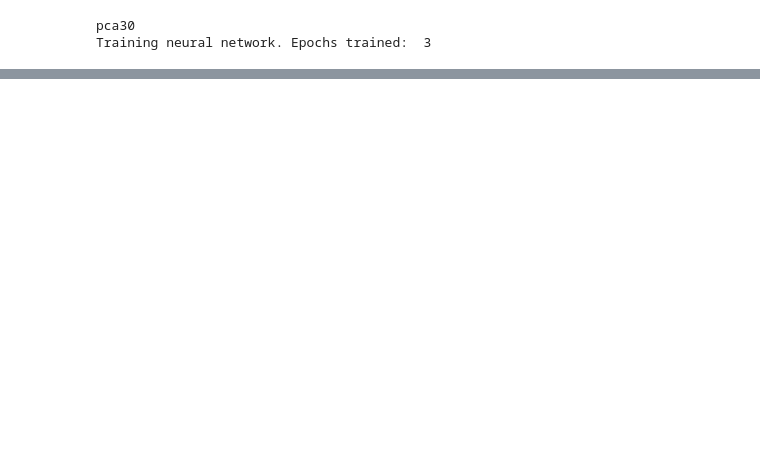
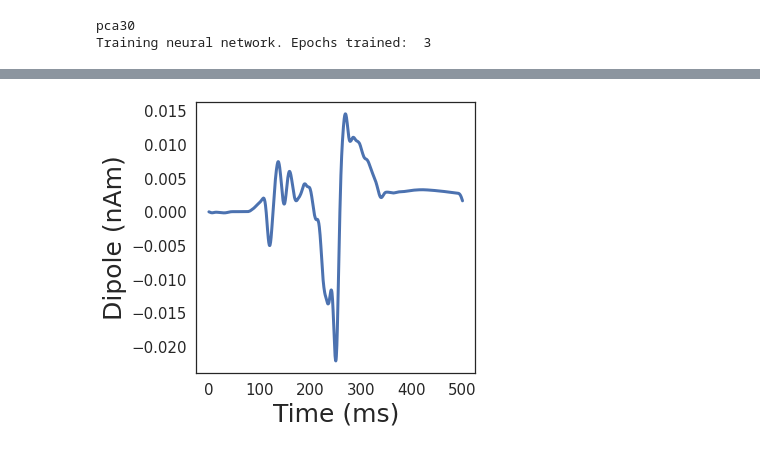
Before and after one commit to ntolley/hnn_sbi_cosyne2023, a Jupyter notebook: notebooks/filter_figure.ipynb, the cells around one changed output, grey strips where cells are left out. Saved outputs shown, nothing was run; the diff lists cells and outputs as text; code cells hidden in the pictures; blank space fills up the shorter version.

```diff
--- a/notebooks/filter_figure.ipynb
+++ b/notebooks/filter_figure.ipynb
@@ -233,0 +227,10 @@ plt.savefig('../figures/filtered_distribution.svg')
+# %%
+plt.figure(figsize=(5,5))
+plt.plot(xtimes, dpl_filter[cond_idx,:], color='C0', linewidth=3)
+_ = plt.xticks(size=ticksize)
+_ = plt.yticks(size=ticksize)
+plt.xlabel('Time (ms)', size=labelsize)
+plt.ylabel('Dipole (nAm)', size=labelsize)
+plt.savefig('../figures/cond_dipole.svg')
+# %% [output]
+[figure, added]
```
Also changed, not shown: parts of 5 cells of this notebook, 2 other files.
